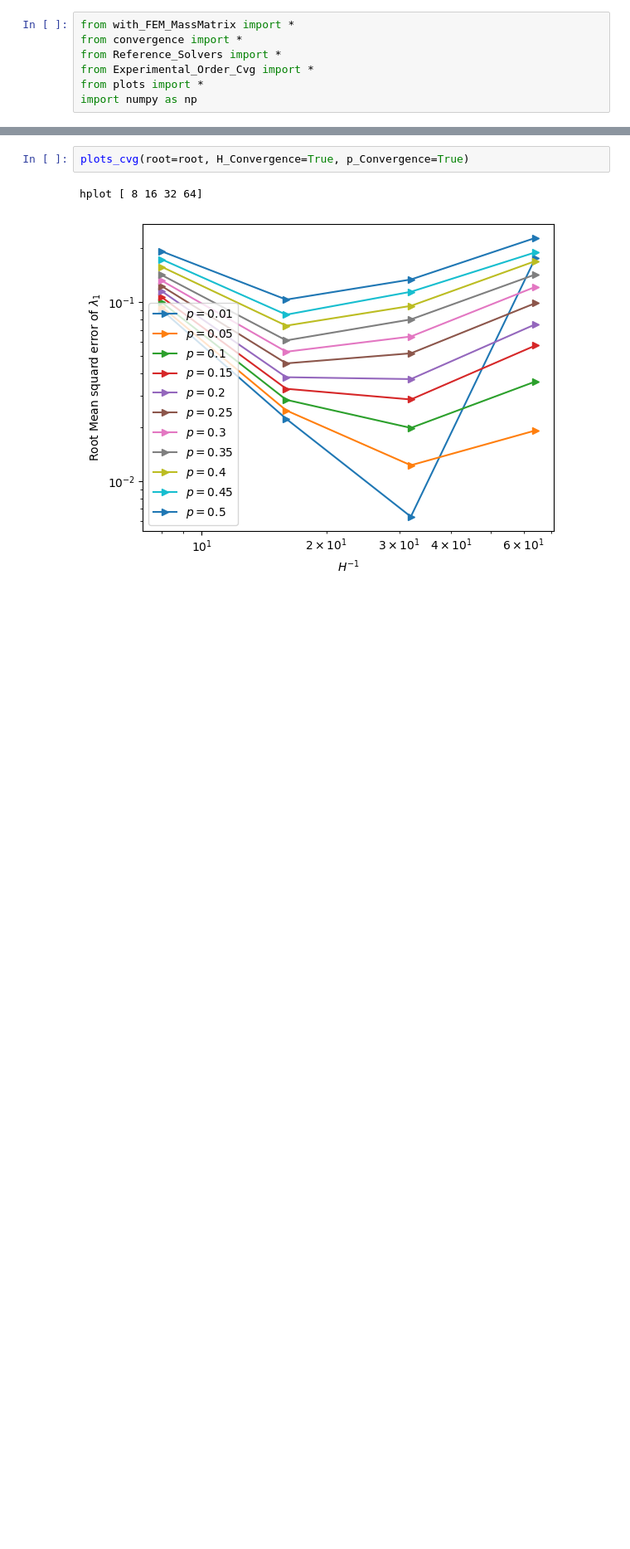
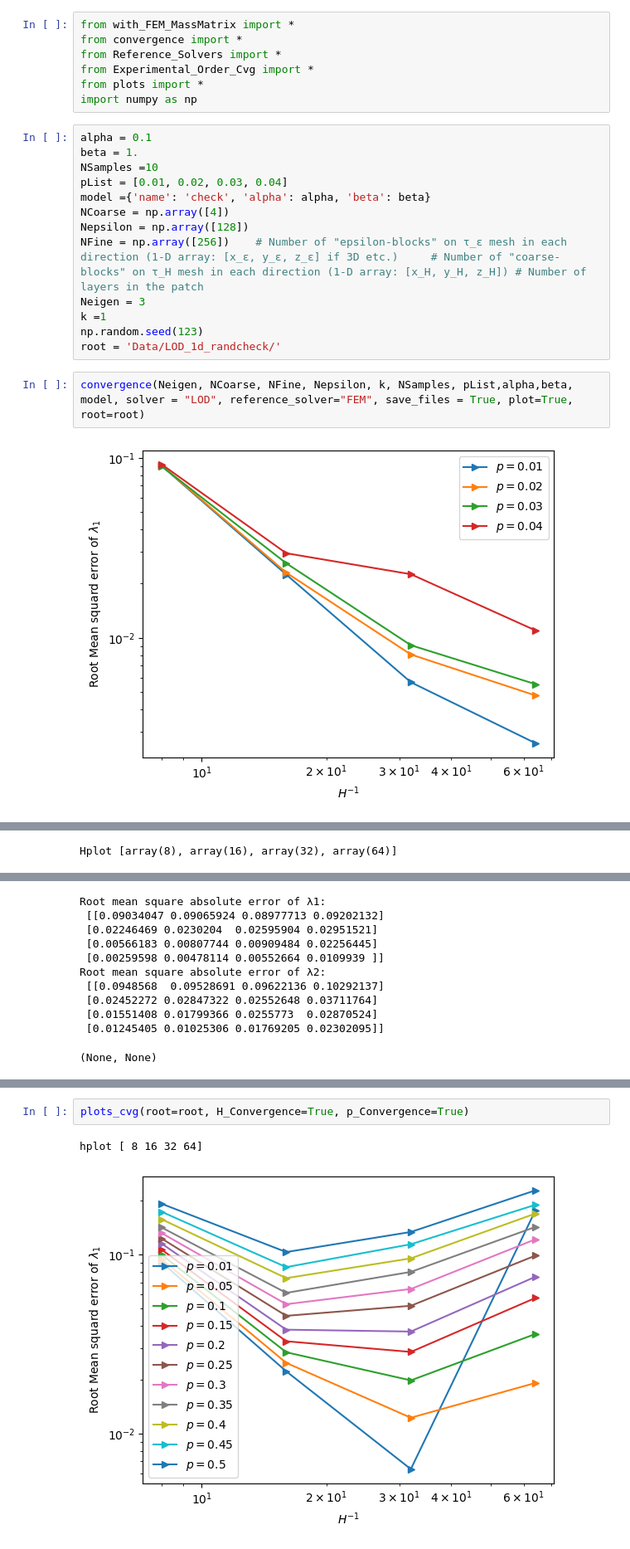
Before and after one commit to DKolombage/gridlod-random-perturbations, a Jupyter notebook: eigen_problem/exp1_1d_RandChecker.ipynb, the cells around one changed output, grey strips where cells are left out. Shown at 83% size. Drawn from its saved outputs; the diff is of its cells as text; blank space fills up the shorter version.

Commit message:
Rand_check update

```diff
--- a/eigen_problem/exp1_1d_RandChecker.ipynb
+++ b/eigen_problem/exp1_1d_RandChecker.ipynb
@@ -5,3 +5,20 @@ from Reference_Solvers import *
 from Experimental_Order_Cvg import *
 from plots import *
 import numpy as np
+# %%
+alpha = 0.1
+beta = 1.
+NSamples =10
+pList = [0.01, 0.02, 0.03, 0.04]
+model ={'name': 'check', 'alpha': alpha, 'beta': beta}
+NCoarse = np.array([4])
+Nepsilon = np.array([128])
+NFine = np.array([256])    # Number of "epsilon-blocks" on τ_ε mesh in each direction (1-D array: [x_ε, y_ε, z_ε] if 3D etc.)     # Number of "coarse-blocks" on τ_H mesh in each direction (1-D array: [x_H, y_H, z_H]) # Number of layers in the patch
+Neigen = 3
+k =1
+np.random.seed(123)
+root = 'Data/LOD_1d_randcheck/'
+# %%
+convergence(Neigen, NCoarse, NFine, Nepsilon, k, NSamples, pList,alpha,beta, model, solver = "LOD", reference_solver="FEM", save_files = True, plot=True, root=root)
+# %% [output]
+[figure, added]
@@ -7,0 +26 @@ import numpy as np
+Hplot [array(8), array(16), array(32), array(64)]
@@ -7,0 +28,11 @@ import numpy as np
+Root mean square absolute error of λ1:
+ [[0.09034047 0.09065924 0.08977713 0.09202132]
+ [0.02246469 0.0230204  0.02595904 0.02951521]
+ [0.00566183 0.00807744 0.00909484 0.02256445]
+ [0.00259598 0.00478114 0.00552664 0.0109939 ]]
+Root mean square absolute error of λ2:
+ [[0.0948568  0.09528691 0.09622136 0.10292137]
+ [0.02452272 0.02847322 0.02552648 0.03711764]
+ [0.01551408 0.01799366 0.0255773  0.02870524]
+ [0.01245405 0.01025306 0.01769205 0.02302095]]
+(None, None)
```
Also changed, not shown: parts of 11 cells of this notebook.
